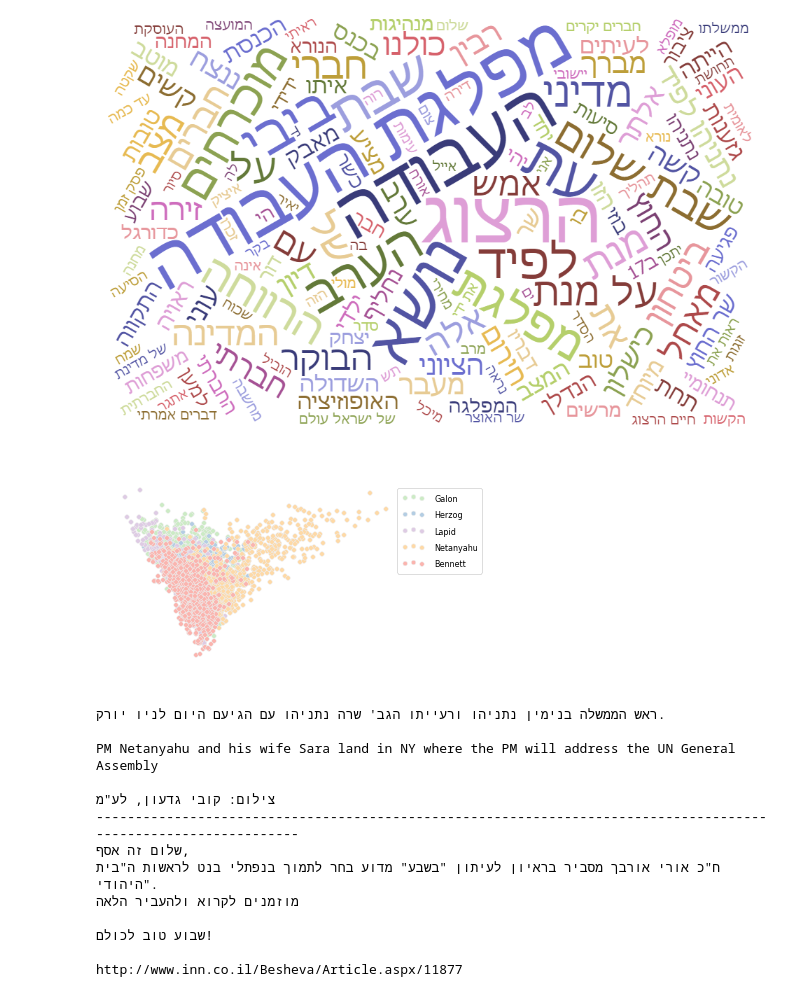
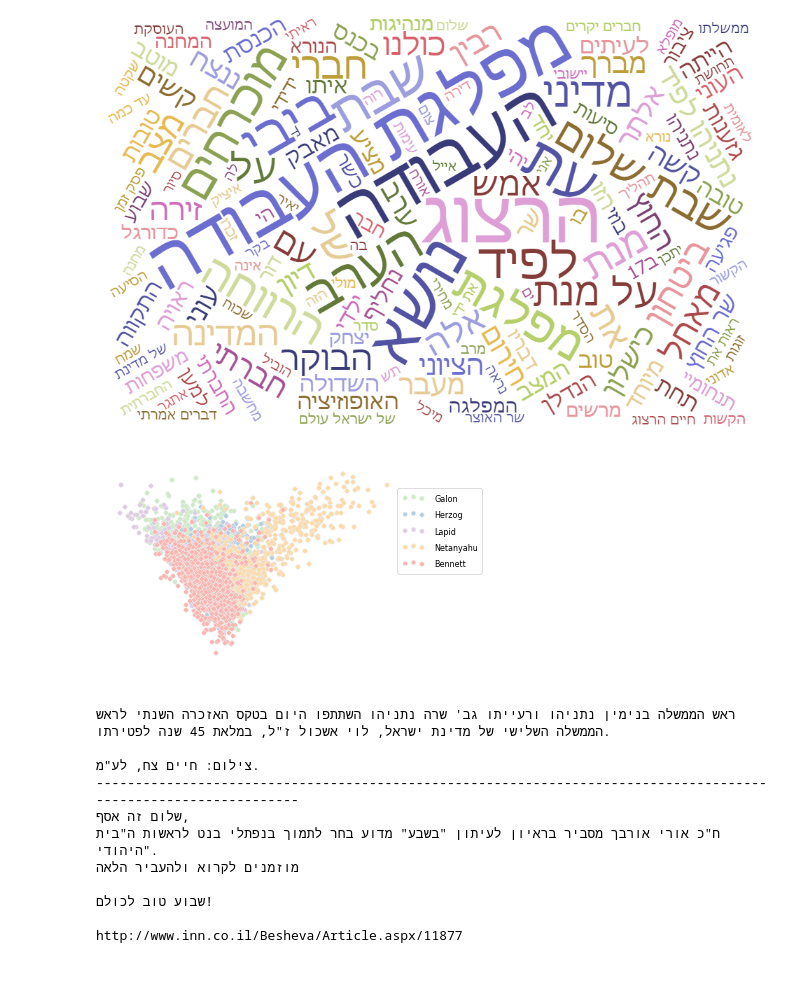
Before and after one commit to yonilev/the-voter, a Jupyter notebook: notebook.ipynb, the cells around one changed output. Drawn from its saved outputs; the diff is of its cells as text; code cells hidden in the pictures.

Commit message:
longer posts

```diff
--- a/notebook.ipynb
+++ b/notebook.ipynb
@@ -273,34 +278,34 @@ Image(filename='wordcloud/Herzog.png')
 # %%
 #let's see the data in 2d
 from sklearn.decomposition import PCA
 
-# numOfPoints = len(df)
-# pca = PCA(n_components=2)
-# X_r = vectorizer.transform(df.post.values[:numOfPoints])
-# X_r = pca.fit_transform(X_r.toarray())
-# y = df.candidate.values[:numOfPoints]
+numOfPoints = len(df)
+pca = PCA(n_components=2)
+X_r = vectorizer.transform(df.post.values[:numOfPoints])
+X_r = pca.fit_transform(X_r.toarray())
+y = df.candidate.values[:numOfPoints]
 
-#
 plt.figure()
 for c, name in zip(colors, candidates):
     plt.scatter(X_r[y == name, 0], X_r[y == name, 1], c=c, label=name)
 legend = plt.legend(bbox_to_anchor=(1.15, 0.9))
 frame = legend.get_frame()
 frame.set_facecolor('w')
 ax = plt.gca()
 ax.spines["top"].set_visible(False)
 ax.spines["bottom"].set_visible(False)
 ax.spines["right"].set_visible(False)
 ax.spines["left"].set_visible(False)
 ax.yaxis.grid(False)
 ax.xaxis.grid(False)
 ax.set_axis_bgcolor('w')
 ax.get_xaxis().set_visible(False)
 ax.get_yaxis().set_visible(False)
 for label in legend.get_texts():
     label.set_fontsize(8)
+plt.savefig('figures/map.png', bbox_inches='tight',dpi=1200)
 # %% [output]
-[figure, old version]
+[figure, new version]
 # %%
 #print some outliers
 xMaxInd,yMaxInd = np.argmax(X_r, axis=0)
@@ -309,11 +314,9 @@ print df.iloc[xMaxInd].post
 print '----------------------------------------------------------------------------------------------------------------'
 print df.iloc[yMinInd].post
 # %% [output]
-ראש הממשלה בנימין נתניהו ורעייתו הגב' שרה נתניהו עם הגיעם היום לניו יורק.
+ראש הממשלה בנימין נתניהו ורעייתו גב' שרה נתניהו השתתפו היום בטקס האזכרה השנתי לראש הממשלה השלישי של מדינת ישראל, לוי אשכול ז"ל, במלאת 45 שנה לפטירתו.
 
-PM Netanyahu and his wife Sara land in NY where the PM will address the UN General Assembly
-
-צילום: קובי גדעון, לע"מ
+צילום: חיים צח, לע"מ.
 ----------------------------------------------------------------------------------------------------------------
 שלום זה אסף,
 ח"כ אורי אורבך מסביר בראיון לעיתון "בשבע" מדוע בחר לתמוך בנפתלי בנט לראשות ה"בית היהודי".
```
Also changed, not shown: parts of 5 cells of this notebook, 18 other files.
